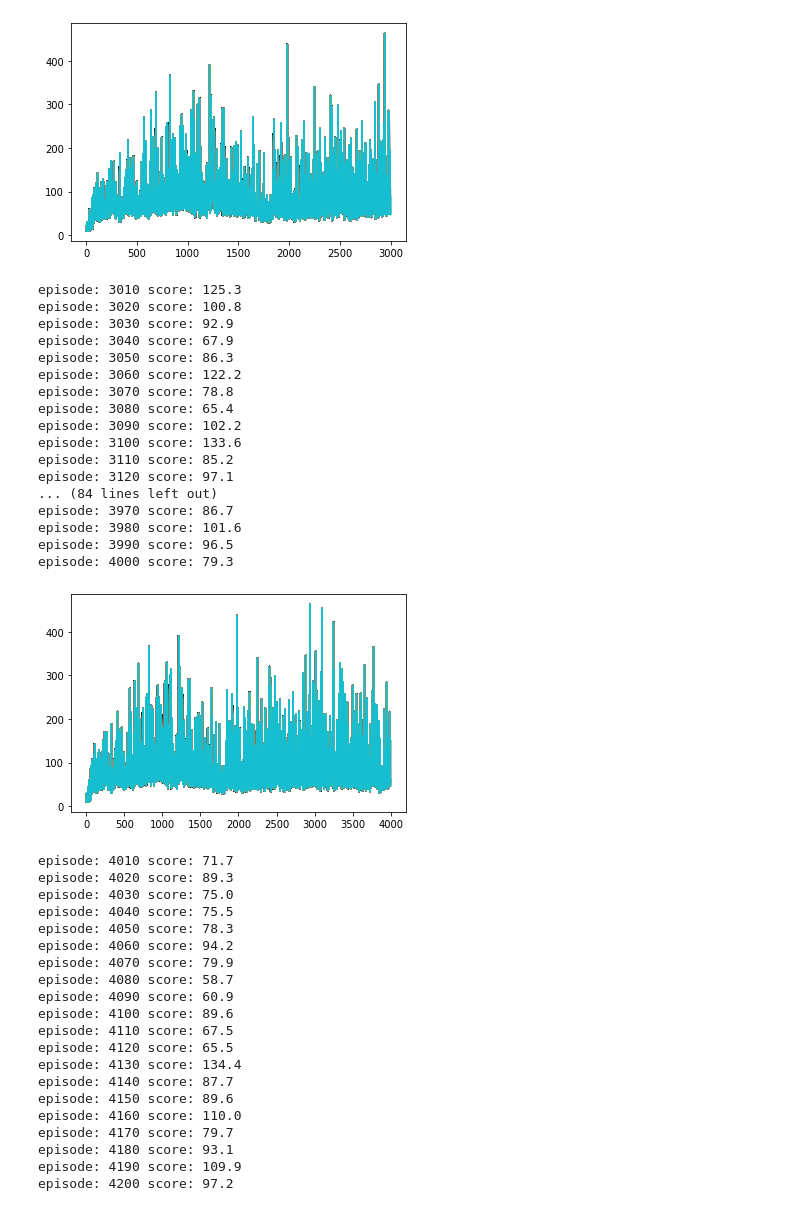
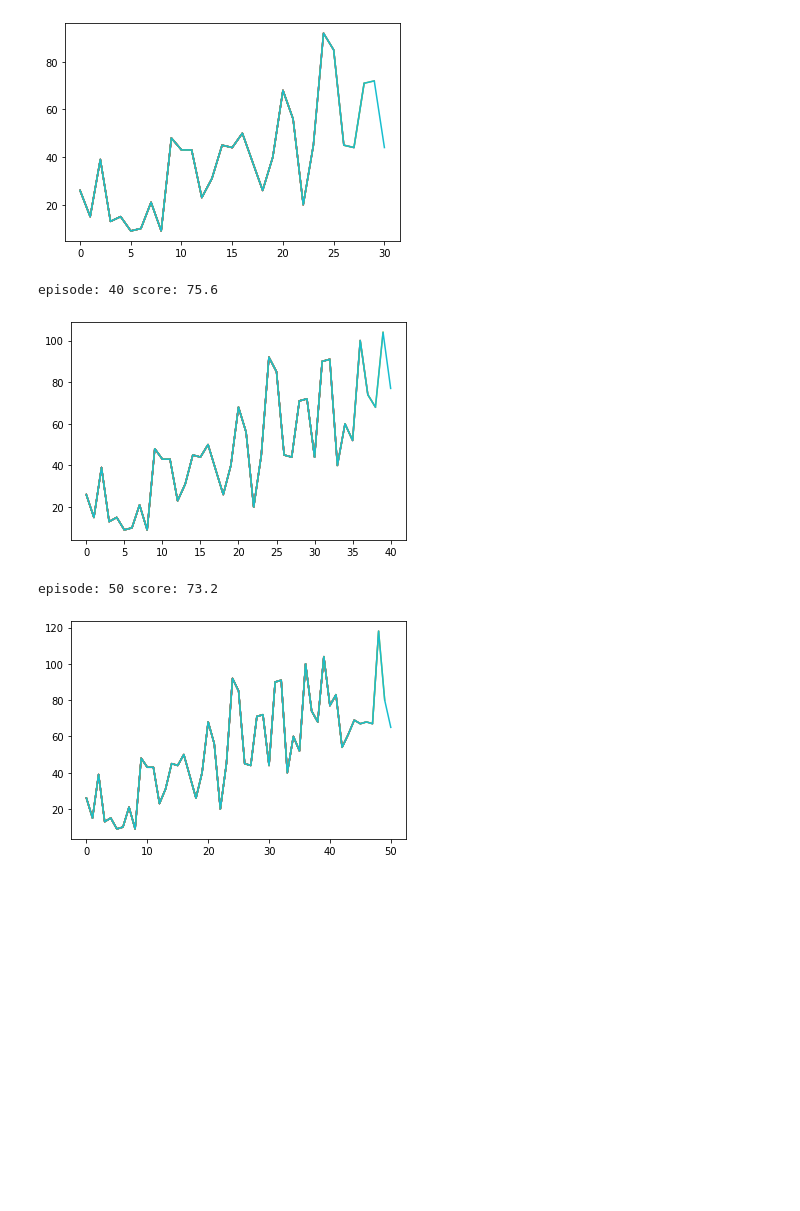
Before and after one commit to Fabio-Klinge/DreamerV2-final_project-DRL, a Jupyter notebook: A2CDreamer.ipynb, the cells around one changed output. Cells and saved outputs as stored; diff of their text form; code cells hidden in the pictures; blank space fills up the shorter version.

```diff
--- a/A2CDreamer.ipynb
+++ b/A2CDreamer.ipynb
@@ -40,9 +40,11 @@ class A2C:
                 action = np.random.choice(self.action_size, 1, p=policy)[0]
                 next_state, reward, done, info = self.env.step(action)
                 next_state = np.reshape(next_state,[1,self.state_size])
+
                 # Give immediate penalty for an action that terminates the episode immediately, Since we want to maximize the time
                 # Note that the max for the cartpole is 499 and it will reset, otherwise we keep the current score if it is not yet done, and if it ended we give a -100 reward
                 reward = reward if not done or score == 499 else -100
+
                 # We now train the model based on the results of our action taken
                 self.train_model(state,action,reward,next_state,done)
                 score += reward
@@ -62,7 +64,7 @@ class A2C:
 
                 print("episode: {} score: {}".format(e,np.mean(scores[-10:])))
 
-            if e % 1000 == 0:
+            #if e % 1000 == 0:
                 plt.show()
 
     def train_model(self, state, action, reward, next_state, done):
@@ -81,13 +83,13 @@ class A2C:
             #target = reward + (1.0 - done) * self.discount_factor*next_value
 
 
-            mse = tf.keras.losses.MeanSquaredError()
+            #mse = tf.keras.losses.MeanSquaredError()
             #critic_loss = mse(target[0][0], value)
             critic_loss = advantage**2
 
             action = tf.cast([action], tf.int32)
             sparse_categorical = tf.keras.losses.SparseCategoricalCrossentropy(from_logits=False)
-            actor_loss = sparse_categorical(action, logits, sample_weight=advantage) #eigentlich True
+            actor_loss = sparse_categorical(action, logits, sample_weight=advantage)
 
 
             #entropy_loss = tf.keras.losses.categorical_crossentropy(logits, logits, from_logits=False)
@@ -96,8 +98,7 @@ class A2C:
         actor_gradient = tape_1.gradient(actor_loss, self.actor_network.trainable_variables)
         critic_gradient = tape_2.gradient(critic_loss, self.critic_network.trainable_variables)
 
-        #print(len(gradient))
-        #gradients = gradients[1]
+
         optimizer_critic.apply_gradients(zip(critic_gradient, self.critic_network.trainable_variables))
 
         optimizer_actor.apply_gradients(zip(actor_gradient, self.actor_network.trainable_variables))
@@ -113,8 +114,6 @@ class Actor:
         actor_input = tf.keras.Input(shape=self.state_size) # Define our model
         x = Dense(24, activation='relu', kernel_initializer='he_uniform')(actor_input)
         actor_output = Dense(self.action_size, activation='softmax', kernel_initializer='he_uniform')(x)
-        #actor_network.summary()
-        #actor_network.compile(loss = 'categorical_crossentropy', optimizer = Adam(learning_rate = self.learning_rate))
         actor_network = tf.keras.Model(actor_input, actor_output, name = "Actor")
         return actor_network
 
@@ -130,9 +129,7 @@ class Critic:
         critic_input = tf.keras.Input(shape=self.state_size) # Define our model
         x = Dense(24, activation='relu', kernel_initializer='he_uniform')(critic_input)
         critic_output = Dense(self.value_size, activation='linear', kernel_initializer='he_uniform')(x)
-        #critic.compile(loss = 'mse', optimizer= Adam(lr=self.critic_lr))# Loss is MSE since we want to give out a value and not a probability.        critic_network = tf.keras.Model(critic_input, critic_output)
         critic_network = tf.keras.Model(critic_input, critic_output, name = "Critic")
-        #critic_network.summary()
         return critic_network
 
 
@@ -146,5 +143,5 @@ state_size = environment.observation_space.shape[0]
 action_size = 2
 a2c = A2C(environment,state_size,action_size)
 
-a2c.training_loop(10000)
+a2c.training_loop(1000)
 # %% [output]
@@ -206,39 +155,5 @@ episode: 3000 score: 97.6
-[figure, old version]
+[figure, new version]
-episode: 3010 score: 125.3
-episode: 3020 score: 100.8
-episode: 3030 score: 92.9
-episode: 3040 score: 67.9
-episode: 3050 score: 86.3
-episode: 3060 score: 122.2
-episode: 3070 score: 78.8
-episode: 3080 score: 65.4
-episode: 3090 score: 102.2
-episode: 3100 score: 133.6
-episode: 3110 score: 85.2
-episode: 3120 score: 97.1
-... (84 lines left out)
-episode: 3970 score: 86.7
-episode: 3980 score: 101.6
-episode: 3990 score: 96.5
-episode: 4000 score: 79.3
+episode: 40 score: 75.6
-[figure, old version]
+[figure, new version]
-episode: 4010 score: 71.7
-episode: 4020 score: 89.3
-episode: 4030 score: 75.0
-episode: 4040 score: 75.5
-episode: 4050 score: 78.3
-episode: 4060 score: 94.2
-episode: 4070 score: 79.9
-episode: 4080 score: 58.7
-episode: 4090 score: 60.9
-episode: 4100 score: 89.6
-episode: 4110 score: 67.5
-episode: 4120 score: 65.5
-episode: 4130 score: 134.4
-episode: 4140 score: 87.7
-episode: 4150 score: 89.6
-episode: 4160 score: 110.0
-episode: 4170 score: 79.7
-episode: 4180 score: 93.1
-episode: 4190 score: 109.9
-episode: 4200 score: 97.2
+episode: 50 score: 73.2
+[figure, added]
```
Also changed, not shown: parts of 1 cell of this notebook.
